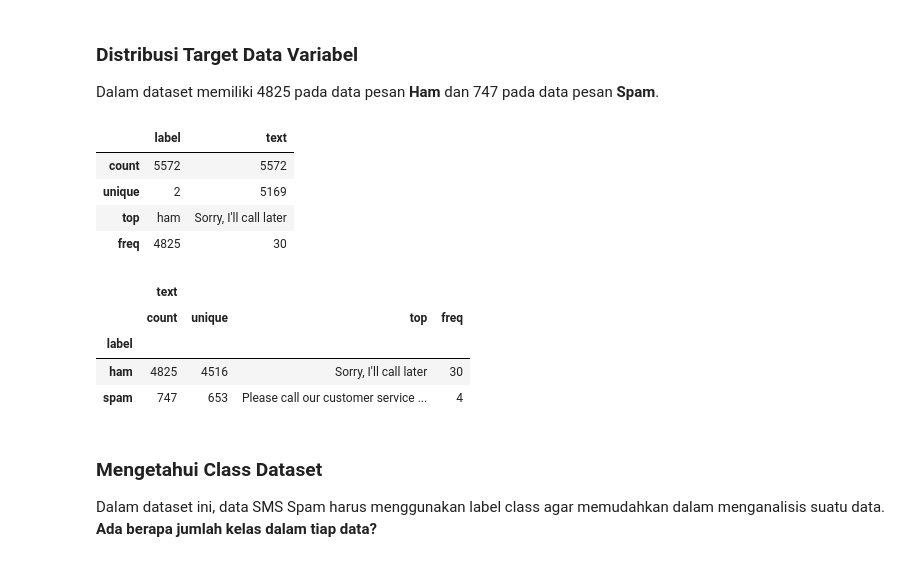
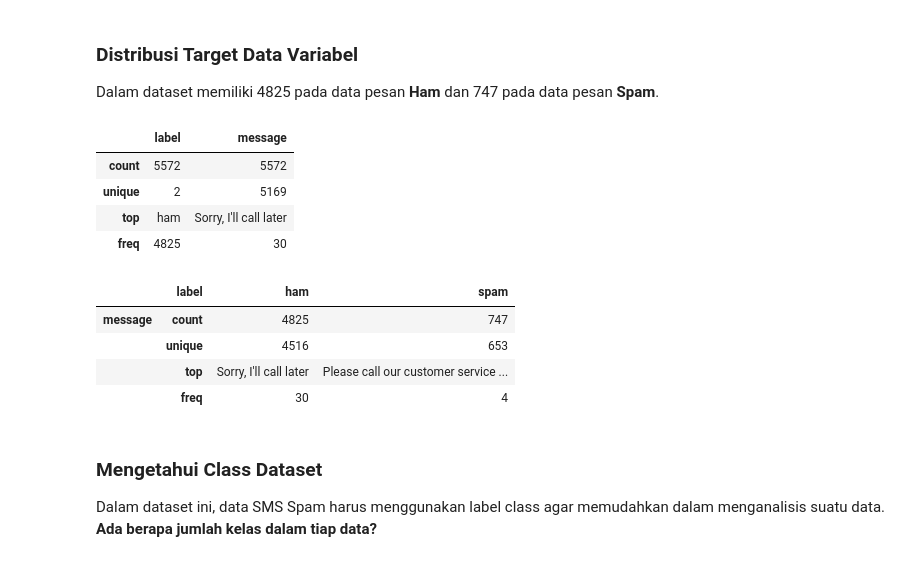
Before and after one commit to fendy07/text-classification-nlp, a Jupyter notebook: spam_text_classification.ipynb, the cells around one changed output. Cells and saved outputs as stored; diff of their text form; code cells hidden in the pictures.

```diff
--- a/spam_text_classification.ipynb
+++ b/spam_text_classification.ipynb
@@ -89,7 +103,7 @@ Saat dianalisa maka jumlah data NaN atau tidak bernama yang diketahui ada 3 labe
 Setelah mengatahui dataset yang berisikan **NaN** atau **Not a Number**. Maka, hilangkan data yang berisikan NaN tersebut agar memudahkan dalam menganalisa suatu data. Setelah menghapus data NaN, tahapan selanjutnya mengubah nama dataset tersebut berdasarkan kolom yang awalnya **v1** menjadi **label** dan **v2** menjadi **text**.
 # %%
 spam_data.drop(['Unnamed: 2', 'Unnamed: 3', 'Unnamed: 4'], axis=1, inplace=True)
-spam_data = spam_data.rename(columns={"v1":"label", "v2":"text"})
+spam_data = spam_data.rename(columns={"v1":"label", "v2":"message"})
 spam_data.info()
 # %% [output]
 <class 'pandas.core.frame.DataFrame'>
@@ -108,19 +122,19 @@ Dalam dataset memiliki 4825 pada data pesan **Ham** dan 747 pada data pesan **Sp
 # %%
 spam_data.describe()
 # %% [output]
-|  | label | text |
+|  | label | message |
 | count | 5572 | 5572 |
 | unique | 2 | 5169 |
 | top | ham | Sorry, I'll call later |
 | freq | 4825 | 30 |
 # %%
-spam_data.groupby('label').describe()
+spam_data.groupby('label').describe().T
 # %% [output]
-|  | text |  |  |  |
-|  | count | unique | top | freq |
-| label |  |  |  |  |
-| ham | 4825 | 4516 | Sorry, I'll call later | 30 |
-| spam | 747 | 653 | Please call our customer service ... | 4 |
+|  | label | ham | spam |
+| message | count | 4825 | 747 |
+|  | unique | 4516 | 653 |
+|  | top | Sorry, I'll call later | Please call our customer service ... |
+|  | freq | 30 | 4 |
 # %% [markdown]
 ### Mengetahui Class Dataset
 
```
Also changed, not shown: parts of 14 cells of this notebook.
